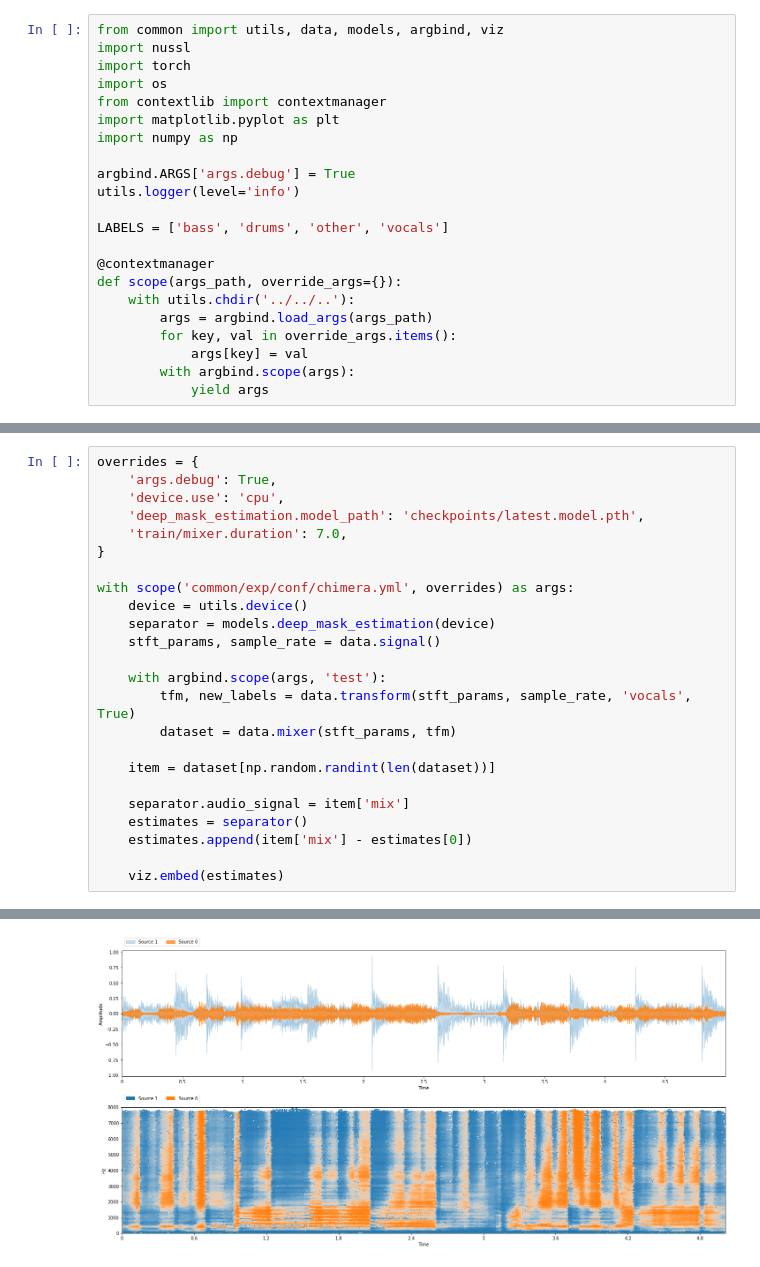
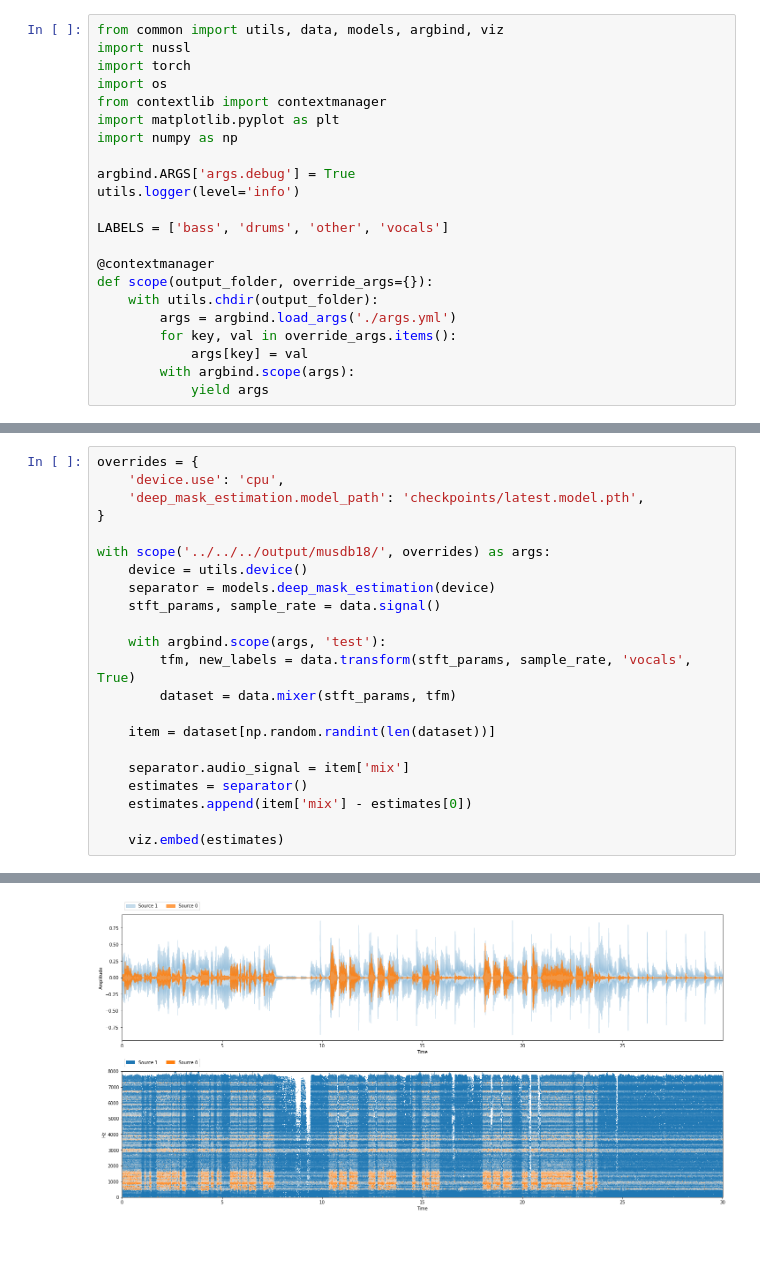
Before and after one commit to source-separation/tutorial, a Jupyter notebook: common/exp/notebooks/inspect.ipynb, the cells around one changed output, grey strips where cells are left out. Saved outputs shown, nothing was run; the diff lists cells and outputs as text.

Commit message:
Adding some bells and whistles, adding stuff for full-scale training.

```diff
--- a/common/exp/notebooks/inspect.ipynb
+++ b/common/exp/notebooks/inspect.ipynb
@@ -13,9 +13,9 @@ utils.logger(level='info')
 LABELS = ['bass', 'drums', 'other', 'vocals']
 
 @contextmanager
-def scope(args_path, override_args={}):
-    with utils.chdir('../../..'):
-        args = argbind.load_args(args_path)
+def scope(output_folder, override_args={}):
+    with utils.chdir(output_folder):
+        args = argbind.load_args('./args.yml')
         for key, val in override_args.items():
             args[key] = val
         with argbind.scope(args):
@@ -25,12 +25,10 @@ logger <- level=info
 # %%
 overrides = {
-    'args.debug': True,
     'device.use': 'cpu',
     'deep_mask_estimation.model_path': 'checkpoints/latest.model.pth',
-    'train/mixer.duration': 7.0,
 }
 
-with scope('common/exp/conf/chimera.yml', overrides) as args:
+with scope('../../../output/musdb18/', overrides) as args:
     device = utils.device()
     separator = models.deep_mask_estimation(device)
     stft_params, sample_rate = data.signal()
@@ -56,2 +49,2 @@ test/mixer <- num_mixtures=10, duration=5.0, sample_rate=16000, ref_db=[-30, -10
-[figure, old version]
+[figure, new version]
 [interactive output not drawn]
```
Also changed, not shown: parts of 2 cells of this notebook, 9 other files.
